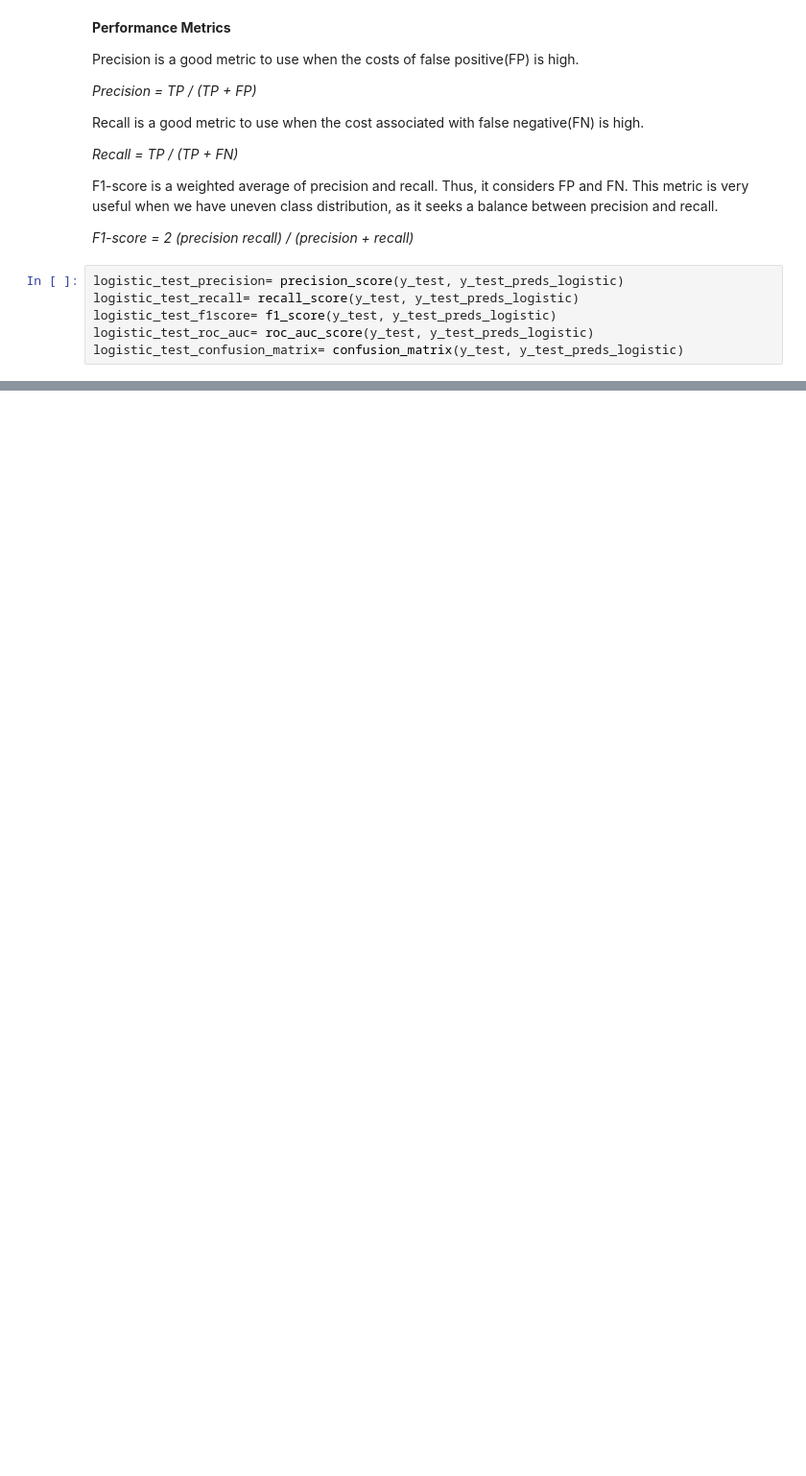
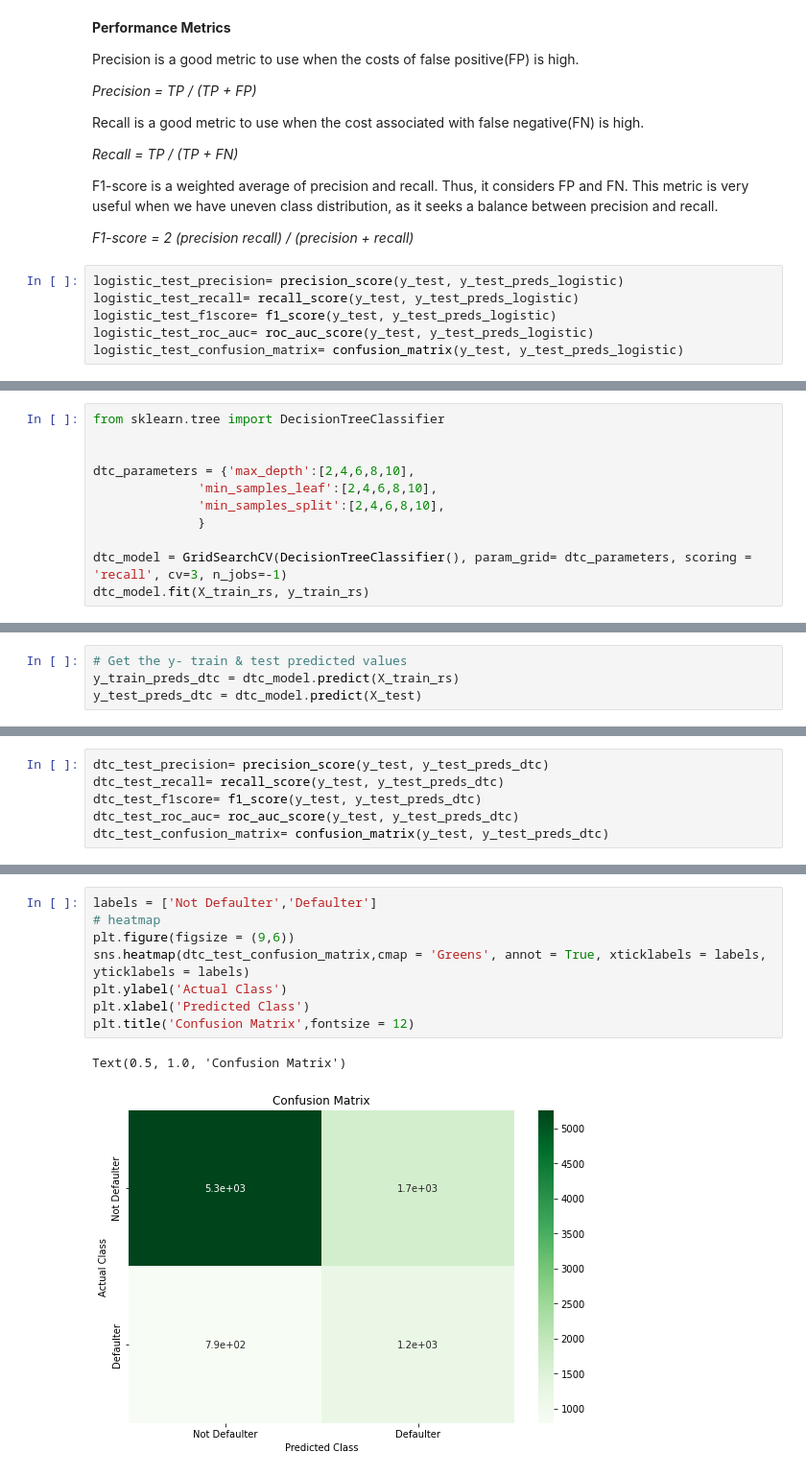
Before and after one commit to Rahman88talha/Credit_Card_Default_Prediction_Classification, a Jupyter notebook: Credit_Card_default_Prediction(Classification)_Analysis.ipynb, the cells around one changed output, grey strips where cells are left out. Shown at 96% size. Drawn from its saved outputs; the diff is of its cells as text; blank space fills up the shorter version.

```diff
--- a/Credit_Card_default_Prediction(Classification)_Analysis.ipynb
+++ b/Credit_Card_default_Prediction(Classification)_Analysis.ipynb
@@ -671,0 +674,11 @@ Text(0.5, 1.0, 'Confusion Matrix of Logistic')
+# %%
+from sklearn.tree import DecisionTreeClassifier
+
+
+dtc_parameters = {'max_depth':[2,4,6,8,10],
+              'min_samples_leaf':[2,4,6,8,10],
+              'min_samples_split':[2,4,6,8,10],
+              }
+
+dtc_model = GridSearchCV(DecisionTreeClassifier(), param_grid= dtc_parameters, scoring = 'recall', cv=3, n_jobs=-1)
+dtc_model.fit(X_train_rs, y_train_rs)
@@ -671,0 +707,4 @@ Text(0.5, 1.0, 'Confusion Matrix of Logistic')
+# %%
+# Get the y- train & test predicted values
+y_train_preds_dtc = dtc_model.predict(X_train_rs)
+y_test_preds_dtc = dtc_model.predict(X_test)
@@ -671,0 +722,6 @@ Text(0.5, 1.0, 'Confusion Matrix of Logistic')
+# %%
+dtc_test_precision= precision_score(y_test, y_test_preds_dtc)
+dtc_test_recall= recall_score(y_test, y_test_preds_dtc)
+dtc_test_f1score= f1_score(y_test, y_test_preds_dtc)
+dtc_test_roc_auc= roc_auc_score(y_test, y_test_preds_dtc)
+dtc_test_confusion_matrix= confusion_matrix(y_test, y_test_preds_dtc)
@@ -671,0 +738,11 @@ Text(0.5, 1.0, 'Confusion Matrix of Logistic')
+# %%
+labels = ['Not Defaulter','Defaulter']
+# heatmap
+plt.figure(figsize = (9,6))
+sns.heatmap(dtc_test_confusion_matrix,cmap = 'Greens', annot = True, xticklabels = labels, yticklabels = labels)
+plt.ylabel('Actual Class')
+plt.xlabel('Predicted Class')
+plt.title('Confusion Matrix',fontsize = 12)
+# %% [output]
+Text(0.5, 1.0, 'Confusion Matrix')
+[figure, added]
```
Also changed, not shown: parts of 19 cells of this notebook.
